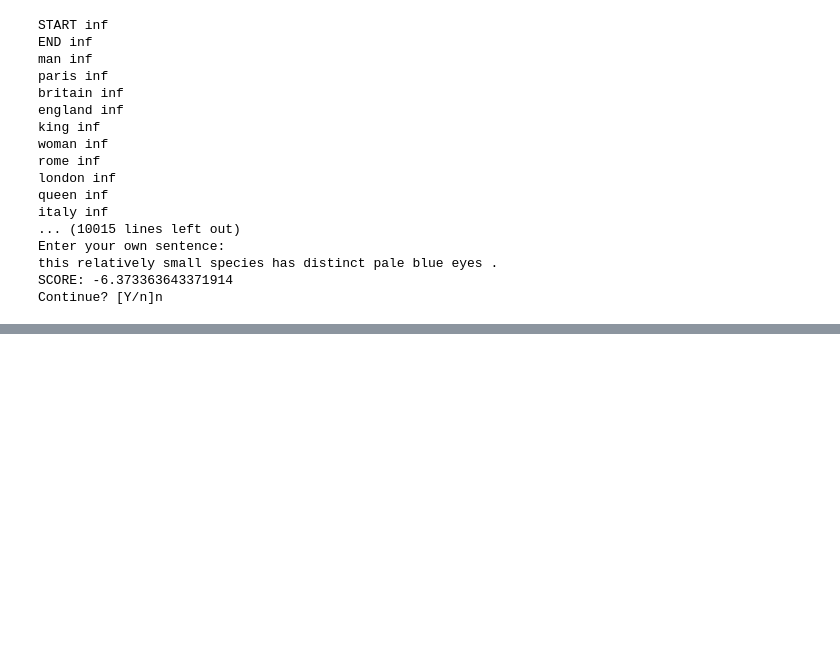
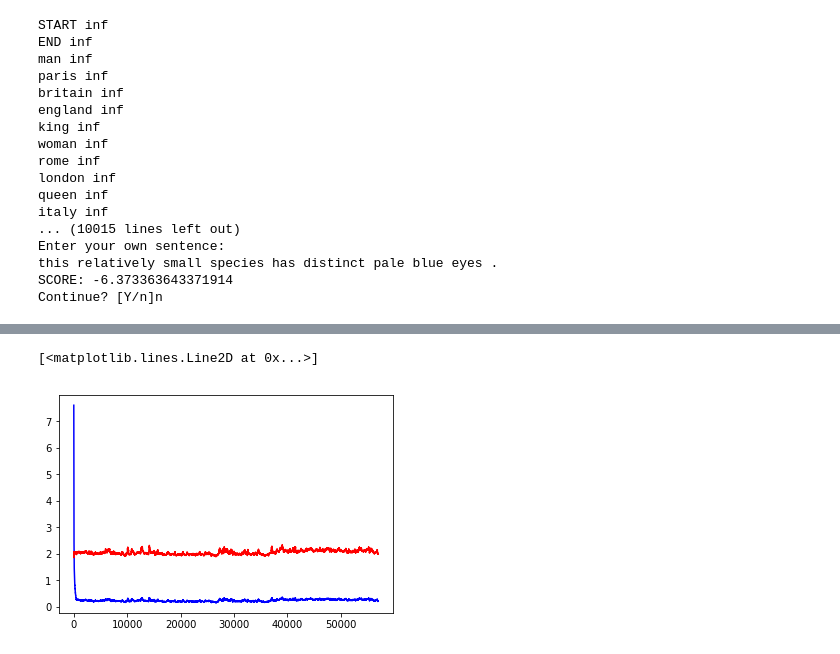
Before and after one commit to davizuku/nlp-python-udemy, a Jupyter notebook: src/section3.ipynb, the cells around one changed output, grey strips where cells are left out. Cells and saved outputs as stored; diff of their text form; code cells hidden in the pictures; blank space fills up the shorter version.

```diff
--- a/src/section3.ipynb
+++ b/src/section3.ipynb
@@ -280,0 +426,32 @@ Continue? [Y/n]n
+# %%
+init = tf.global_variables_initializer()
+# %%
+startIdx = word2idx['START']
+endIdx = word2idx['END']
+unknownIdx = word2idx['UNKNOWN']
+
+with tf.Session() as sess:
+    sess.run(init)
+    error_loss = []
+    prob_loss = []
+    for sentence in sentences:
+        badSentence = False
+        batch_x = []
+        batch_y = []
+        prevWordIdx = startIdx
+        for wordIdx in sentence:
+            batch_x.append(oneHot[prevWordIdx])
+            if word in word2idx:
+                batch_y.append(oneHot[wordIdx])
+                prevWordIdx = wordIdx
+            else:
+                batch_y.append(oneHot[unknownIdx])
+                prevWordIdx = unknownIdx
+        batch_x.append(oneHot[prevWordIdx])
+        batch_y.append(oneHot[endIdx])
+        _, error, prob_error = sess.run(
+            [train, cross_entropy, cross_entropy_prob],
+            feed_dict = {x: batch_x, y_true: batch_y}
+        )
+        error_loss.append(error)
+        prob_loss.append(prob_error)
@@ -280,0 +461,15 @@ Continue? [Y/n]n
+# %%
+def smoothed_loss(x, decay=0.99):
+    y = np.zeros(len(x))
+    last = 0
+    for t in range(len(x)):
+      z = decay * last + (1 - decay) * x[t]
+      y[t] = z / (1 - decay ** (t + 1))
+      last = z
+    return y
+# %%
+plt.plot(smoothed_loss(error_loss), color='blue')
+plt.plot(smoothed_loss(prob_loss), color='red')
+# %% [output]
+[<matplotlib.lines.Line2D at 0x...>]
+[figure, added]
```
Also changed, not shown: parts of 17 cells of this notebook.
